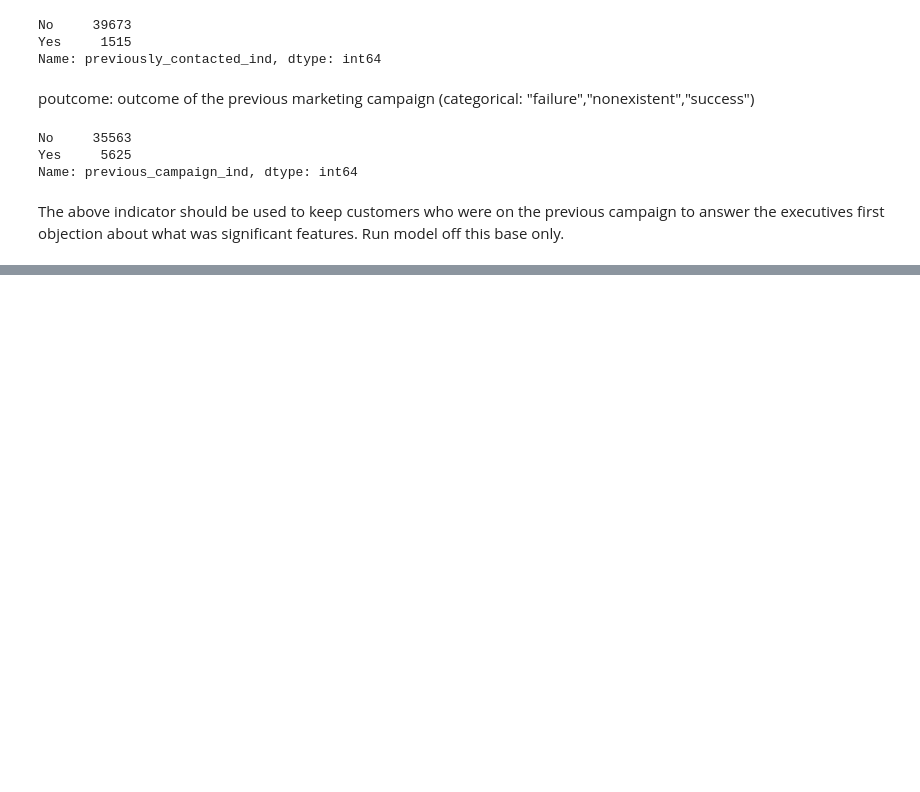
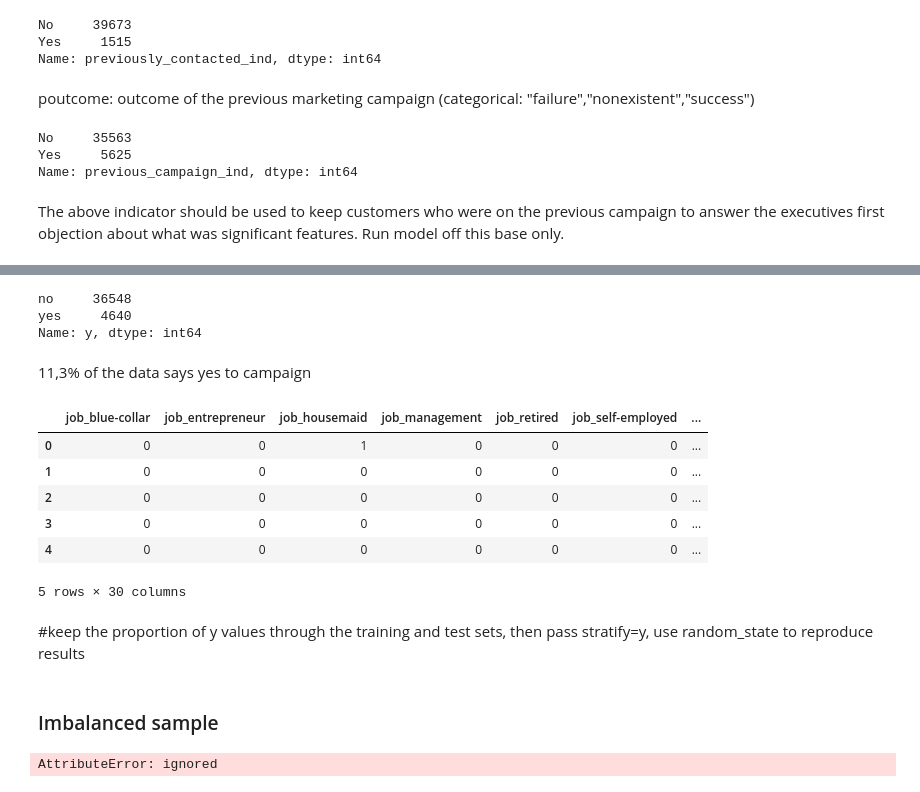
Before and after one commit to Kate-Strydom/cse450, a Jupyter notebook: Socio_Economic_index.ipynb, the cells around one changed output, grey strips where cells are left out. Cells and saved outputs as stored; diff of their text form; code cells hidden in the pictures; blank space fills up the shorter version.

```diff
--- a/Socio_Economic_index.ipynb
+++ b/Socio_Economic_index.ipynb
@@ -240,0 +275,10 @@ The above indicator should be used to keep customers who were on the previous ca
+# %%
+# Enctedode features and target as neeed
+cat_features = ['job','marital', 'education', 'default', 'housing', 'loan', 'previously_contacted_ind', 'socio_economic_idx_labels']
+numeric_features = ['age', 'campaign', 'previous']
+cat_campaign = pd.get_dummies(campaign_idx[cat_features], drop_first = True)
+cat_campaign.head()
+X = pd.concat([campaign_idx[['age', 'campaign', 'previous', 'socio_economic_idx', 'socio_economic_idx_labels']], cat_campaign], axis=1)
+y = campaign_idx['y']
+print(X.head())
+print(y.head())
@@ -240,0 +303,20 @@ The above indicator should be used to keep customers who were on the previous ca
+# %%
+campaign_idx['y'].value_counts()
+# %% [output]
+no     36548
+yes     4640
+Name: y, dtype: int64
+# %% [markdown]
+11,3% of the data says yes to campaign
+# %%
+X.head()
+# %% [output]
+|  | job_blue-collar | job_entrepreneur | job_housemaid | job_management | job_retired | job_self-employed | ... |
+| 0 | 0 | 0 | 1 | 0 | 0 | 0 | ... |
+| 1 | 0 | 0 | 0 | 0 | 0 | 0 | ... |
+| 2 | 0 | 0 | 0 | 0 | 0 | 0 | ... |
+| 3 | 0 | 0 | 0 | 0 | 0 | 0 | ... |
+| 4 | 0 | 0 | 0 | 0 | 0 | 0 | ... |
+5 rows × 30 columns
+# %% [markdown]
+ #keep the proportion of y values through the training and test sets, then pass stratify=y, use random_state to reproduce results
@@ -240,0 +326,6 @@ The above indicator should be used to keep customers who were on the previous ca
+# %% [markdown]
+### Imbalanced sample
+# %%
+y_train.counts()
+# %% [output]
+AttributeError: ignored
```
Also changed, not shown: parts of 8 cells of this notebook.
